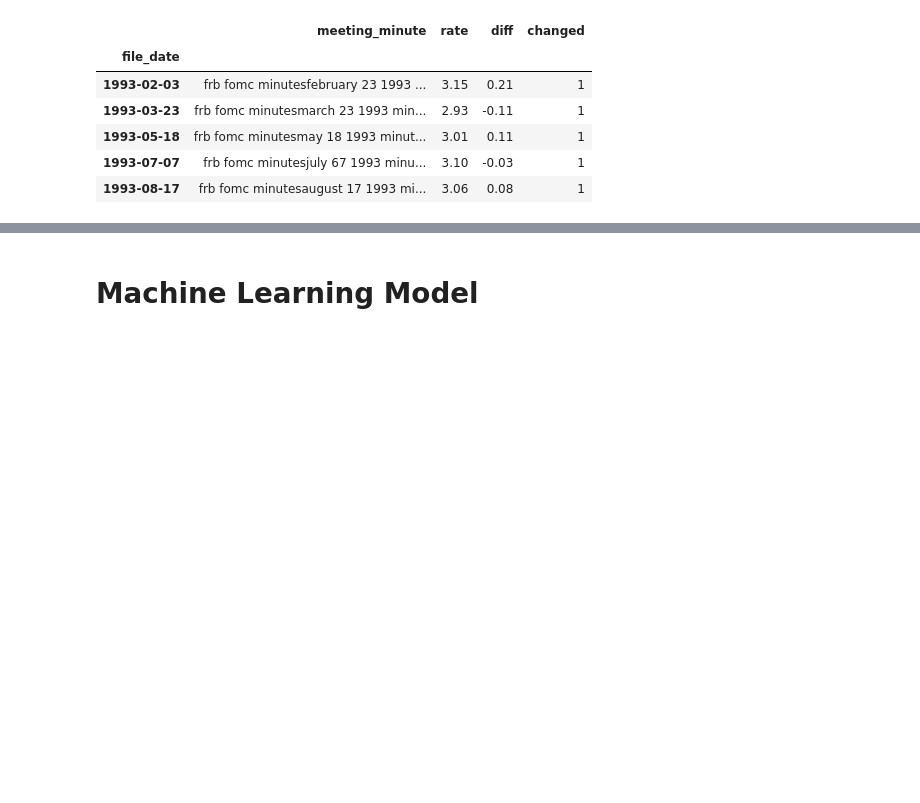
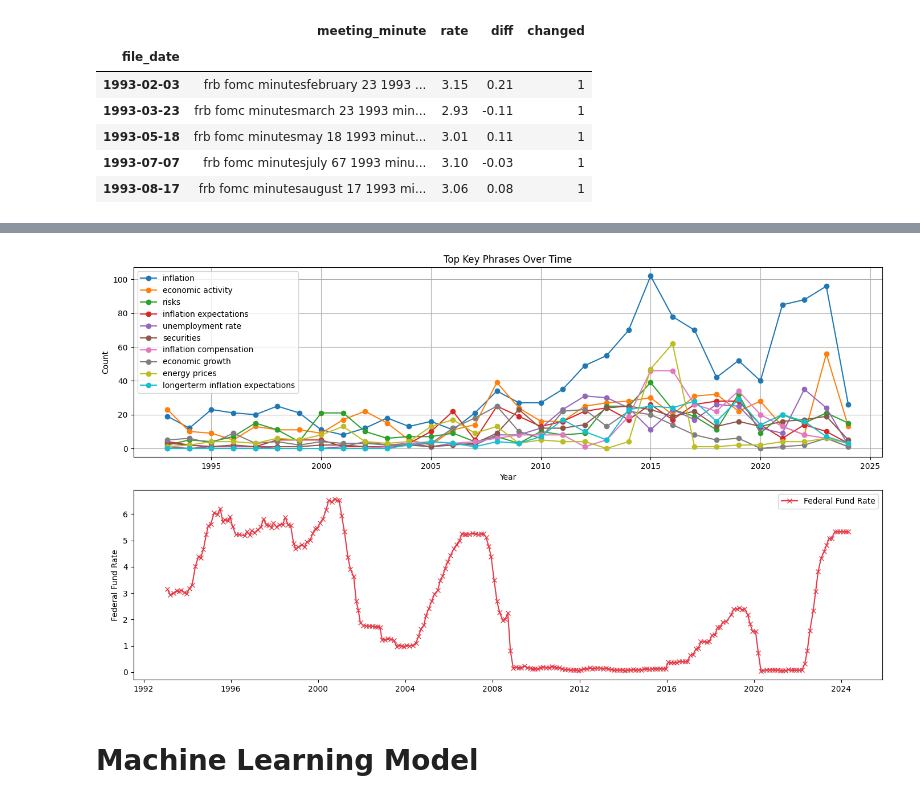
Before and after one commit to Cydia13526/s24-milestone2-team7-cspaarg-cydia-davidrez, a Jupyter notebook: project.ipynb, the cells around one changed output, grey strips where cells are left out. Cells and saved outputs as stored; diff of their text form; code cells hidden in the pictures; blank space fills up the shorter version.

```diff
--- a/project.ipynb
+++ b/project.ipynb
@@ -243,12 +331,18 @@ plt.show()
 # %%
 nlp = spacy.load("en_core_web_sm")
 
-def extract_key_phrases(texts):
+def extract_key_phrases(texts, exclude_strings=None):
+    if exclude_strings is None:
+        exclude_strings = []
     docs = list(nlp.pipe(texts, batch_size=50))
     key_phrases = []
     for doc in docs:
-        phrases = [chunk.text for chunk in doc.noun_chunks if chunk.text.lower() not in stopwords.words('english')]
+        phrases = [chunk.text for chunk in doc.noun_chunks if chunk.text.lower() not in stopwords.words('english') and chunk.text.lower() not in exclude_strings]
         key_phrases.append(phrases)
     return key_phrases
 
-merge_df['key_phrases'] = extract_key_phrases(merge_df['meeting_minute'].tolist())
+exclude_list = ['us', 'committees', 'participants', 'members', 'several participants',
+                'committee', 'period', 'term', 'many participants', 'federal reserve banks',
+                'federal reserves', 'measures', 'month', 'federal open market committee',
+                'economy']
+merge_df['key_phrases'] = extract_key_phrases(merge_df['meeting_minute'].tolist(), exclude_strings=exclude_list)
@@ -284,3 +351,37 @@ plt.show()
+# %%
+key_phrase_counts = {}
+
+for date, phrases in zip(merge_df.index, merge_df['key_phrases']):
+    year = date.year
+    if year not in key_phrase_counts:
+        key_phrase_counts[year] = Counter()
+    key_phrase_counts[year].update(phrases)
+
+# Convert the dictionary to a DataFrame for plotting
+key_phrase_df = pd.DataFrame(key_phrase_counts).T.fillna(0)
+
+red_color = '#E63946'
+fig, axes = plt.subplots(2, 1, figsize=(14, 8))
+
+for phrase in top_phrases:
+    axes[0].plot(key_phrase_df.index, key_phrase_df[phrase], marker='o', label=phrase)
+
+# Plot sentiment and Federal Fund Rate over time
+axes[0].set_title('Top Key Phrases Over Time')
+axes[0].set_xlabel('Year')
+axes[0].set_ylabel('Count')
+axes[0].legend()
+axes[0].grid(True)
+
+axes[1].plot(merge_df.index, merge_df['rate'], color=red_color, marker='x', label='Federal Fund Rate')
+axes[1].set_ylabel('Federal Fund Rate')
+axes[1].tick_params(axis='y')
+axes[1].legend(loc='upper right')
+
+plt.tight_layout()
+plt.show()
+# %% [output]
+[figure, added]
 # %% [markdown]
 # **Machine Learning Model**
 # %%
```
Also changed, not shown: parts of 19 cells of this notebook, 1 other file.
